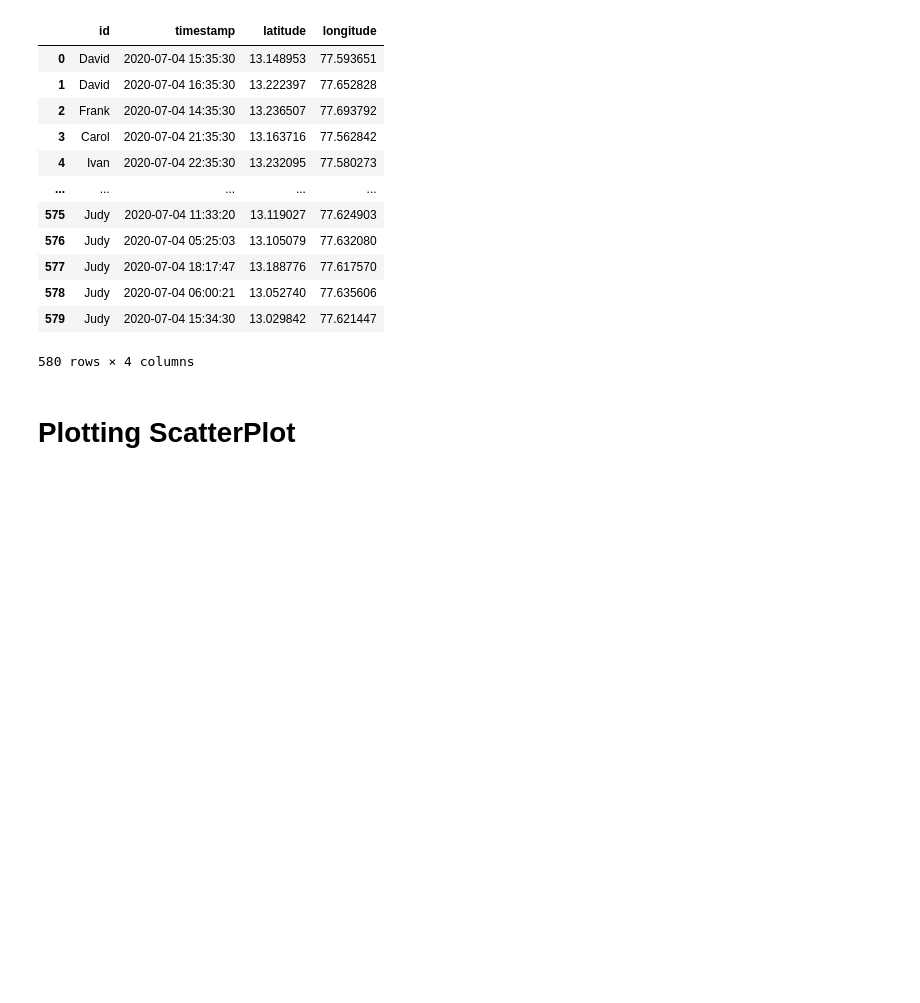
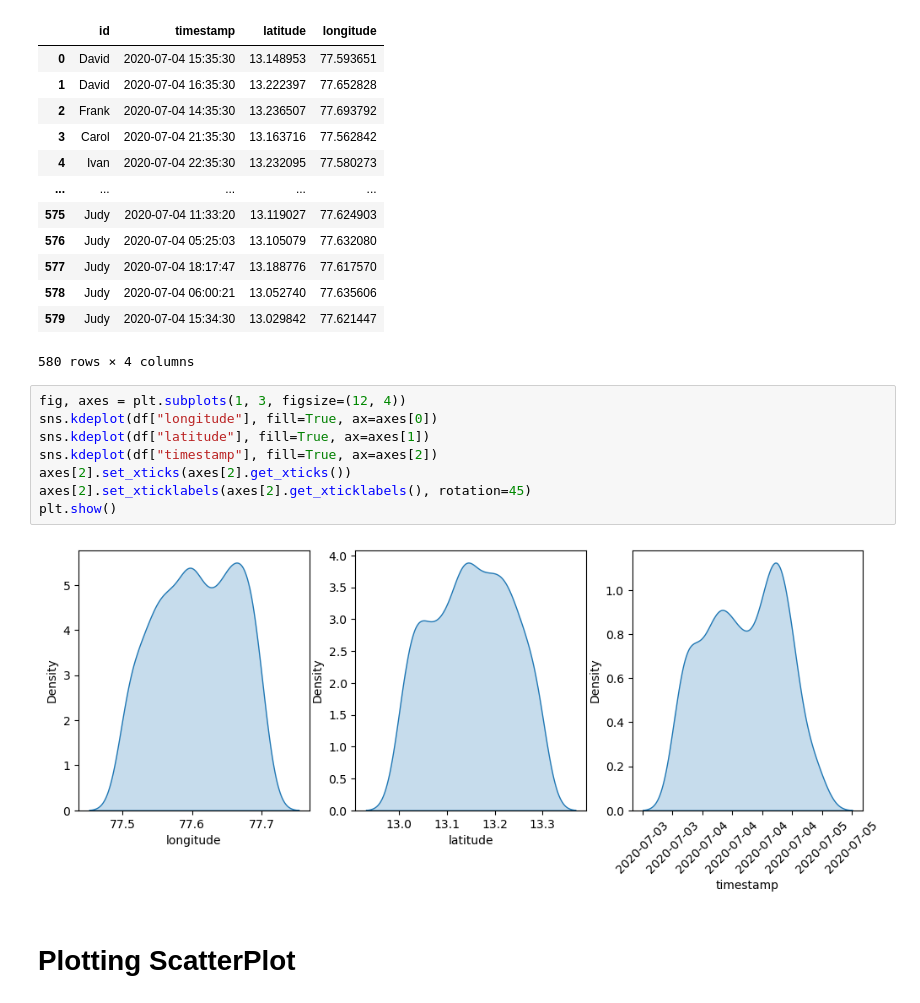
Before and after one commit to UtkarshPrajapati/Covid-Contact-Tracing, a Jupyter notebook: main.ipynb, the cells around one changed output. Saved outputs shown, nothing was run; the diff lists cells and outputs as text; blank space fills up the shorter version.

Commit message:
added kdeplot

```diff
--- a/main.ipynb
+++ b/main.ipynb
@@ -24,6 +24,16 @@ df
 | 578 | Judy | 2020-07-04 06:00:21 | 13.052740 | 77.635606 |
 | 579 | Judy | 2020-07-04 15:34:30 | 13.029842 | 77.621447 |
 580 rows × 4 columns
+# %%
+fig, axes = plt.subplots(1, 3, figsize=(12, 4))
+sns.kdeplot(df["longitude"], fill=True, ax=axes[0])
+sns.kdeplot(df["latitude"], fill=True, ax=axes[1])
+sns.kdeplot(df["timestamp"], fill=True, ax=axes[2])
+axes[2].set_xticks(axes[2].get_xticks())
+axes[2].set_xticklabels(axes[2].get_xticklabels(), rotation=45)
+plt.show()
+# %% [output]
+[figure, added]
 # %% [markdown]
 # Plotting ScatterPlot
 # %%
```
